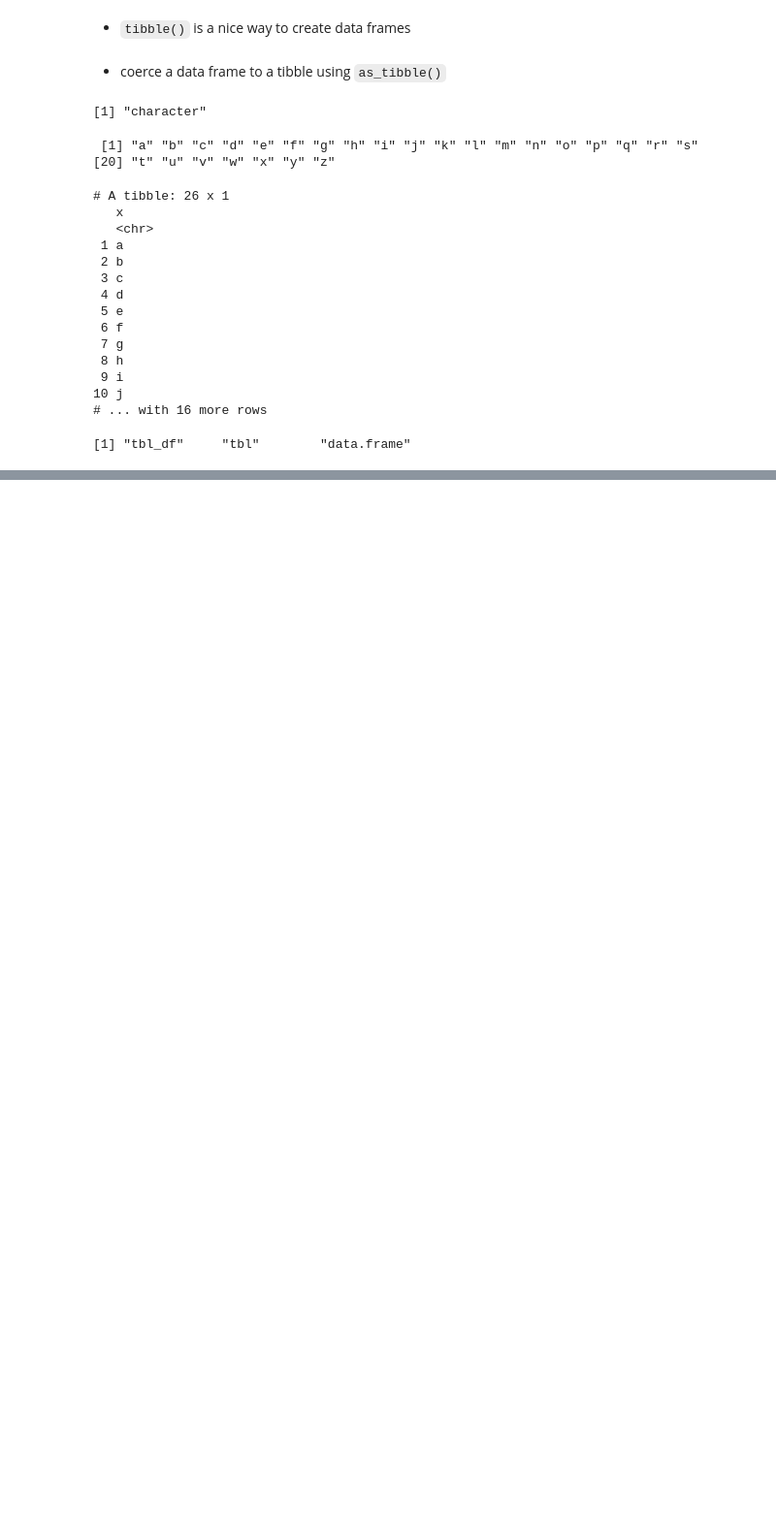
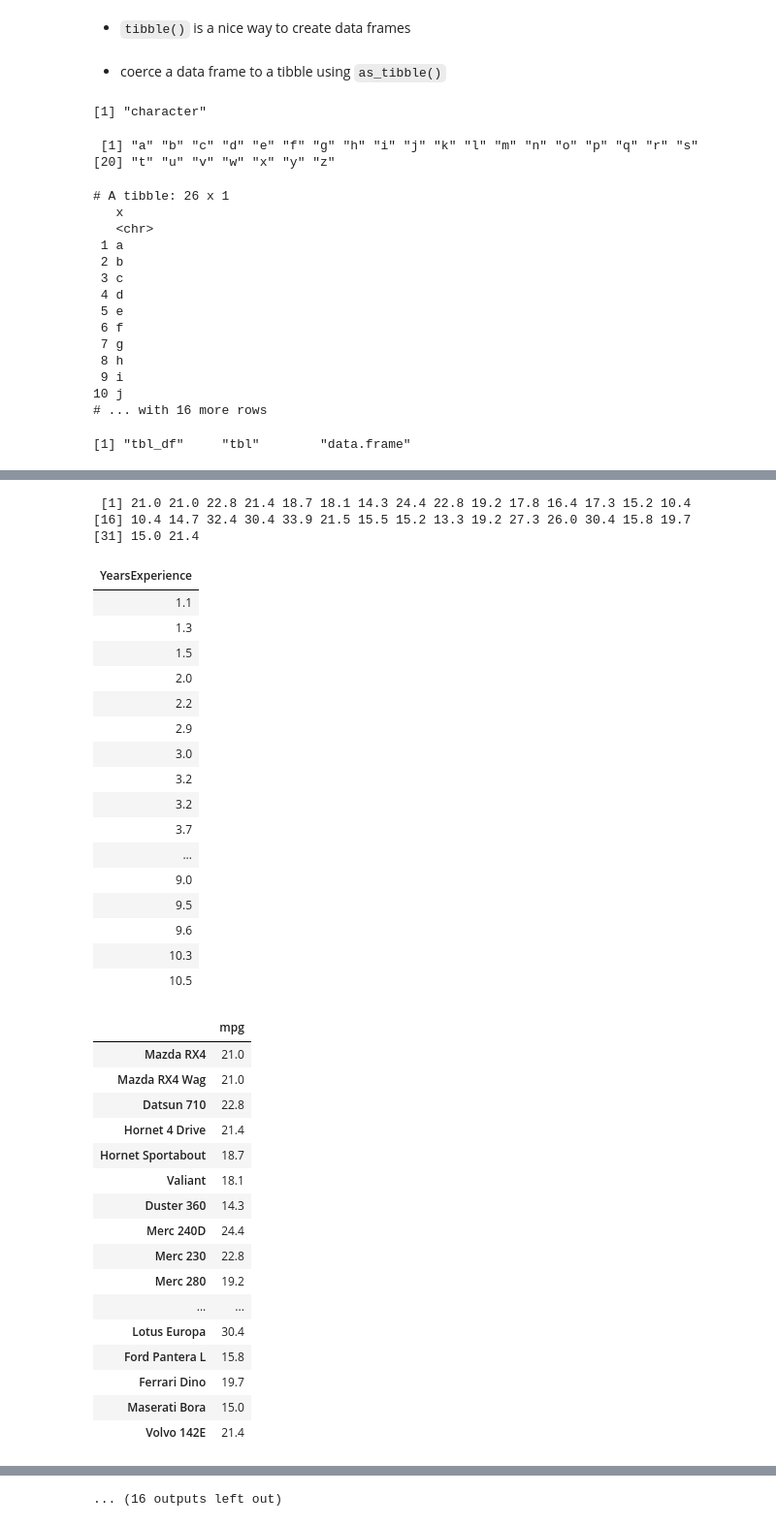
Before and after one commit to sumendar/DSwRandP-mar18, a Jupyter notebook: Reshaping-Data-Tibbles-and-tidyr/Slides.ipynb, the cells around one changed output, grey strips where cells are left out. Shown at 97% size. Saved outputs shown, nothing was run; the diff lists cells and outputs as text; code cells hidden in the pictures; blank space fills up the shorter version.

```diff
--- a/Reshaping-Data-Tibbles-and-tidyr/Slides.ipynb
+++ b/Reshaping-Data-Tibbles-and-tidyr/Slides.ipynb
@@ -43,0 +47,42 @@ class
+# %%
+print(mtcars)
+Salary_Data <- read_csv("data/Salary_Data.csv")
+print(Salary_Data)
+mtcars[[1]]
+Salary_Data[[1]]
+mtcars$mpg
+Salary_Data$YearsExperience
+
+mtcars[,1]
+Salary_Data[,1]
+
+mtcars[1]
+Salary_Data[1]
+mtcars[[1]]
+Salary_Data[[1]]
+print(mtcars)
+mtcars$dr
+
+data.frame(a = 1, b = 1:3)
+tibble(a = 1, b = 1:3)
+data.frame(a = 1:3, b = 1)
+data.frame(a = 1:3, c = 1)
+tibble(a = 1:3, c = 6:8)
+
+data.frame(a = 1:3, c = 1:6)
+#tibble(a = 1:3, c = 1:6)
+# create a new tibble by columns
+tibble(x = 1:3,y = c("a", "b", "c"))
+
+tribble(~x, ~y, 1, "a", 2, "b", 3, "c")
+
+is_tibble(mtcars)
+is_tibble(Salary_Data)
+
+studMarks <- c(phy=32,chem=45,math=78)
+studMarks
+enframe(studMarks, name = "sub", value = "marks")
+studMarks <- as.data.frame(studMarks)
+colnames(studMarks) <- c("marks")
+print(studMarks1)
+# %% [output]
@@ -43,0 +135,37 @@ class
+ [1] 21.0 21.0 22.8 21.4 18.7 18.1 14.3 24.4 22.8 19.2 17.8 16.4 17.3 15.2 10.4
+[16] 10.4 14.7 32.4 30.4 33.9 21.5 15.5 15.2 13.3 19.2 27.3 26.0 30.4 15.8 19.7
+[31] 15.0 21.4
+| YearsExperience |
+| 1.1 |
+| 1.3 |
+| 1.5 |
+| 2.0 |
+| 2.2 |
+| 2.9 |
+| 3.0 |
+| 3.2 |
+| 3.2 |
+| 3.7 |
+| ... |
+| 9.0 |
+| 9.5 |
+| 9.6 |
+| 10.3 |
+| 10.5 |
+|  | mpg |
+| Mazda RX4 | 21.0 |
+| Mazda RX4 Wag | 21.0 |
+| Datsun 710 | 22.8 |
+| Hornet 4 Drive | 21.4 |
+| Hornet Sportabout | 18.7 |
+| Valiant | 18.1 |
+| Duster 360 | 14.3 |
+| Merc 240D | 24.4 |
+| Merc 230 | 22.8 |
+| Merc 280 | 19.2 |
+| ... | ... |
+| Lotus Europa | 30.4 |
+| Ford Pantera L | 15.8 |
+| Ferrari Dino | 19.7 |
+| Maserati Bora | 15.0 |
+| Volvo 142E | 21.4 |
@@ -43,0 +192 @@ class
+... (16 outputs left out)
```
Also changed, not shown: parts of 8 cells of this notebook, 1 other file.
